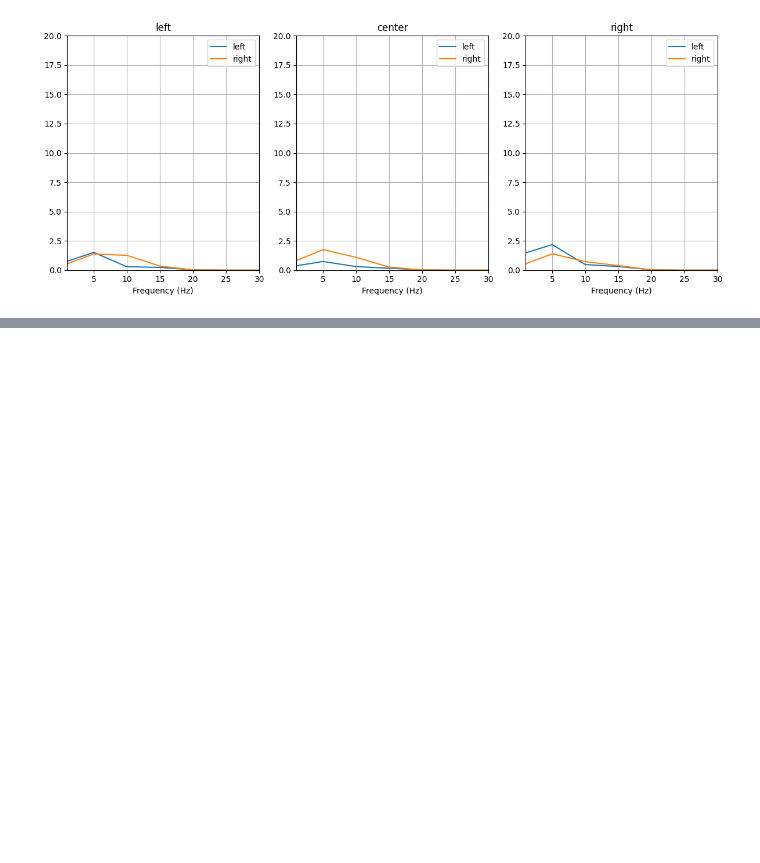
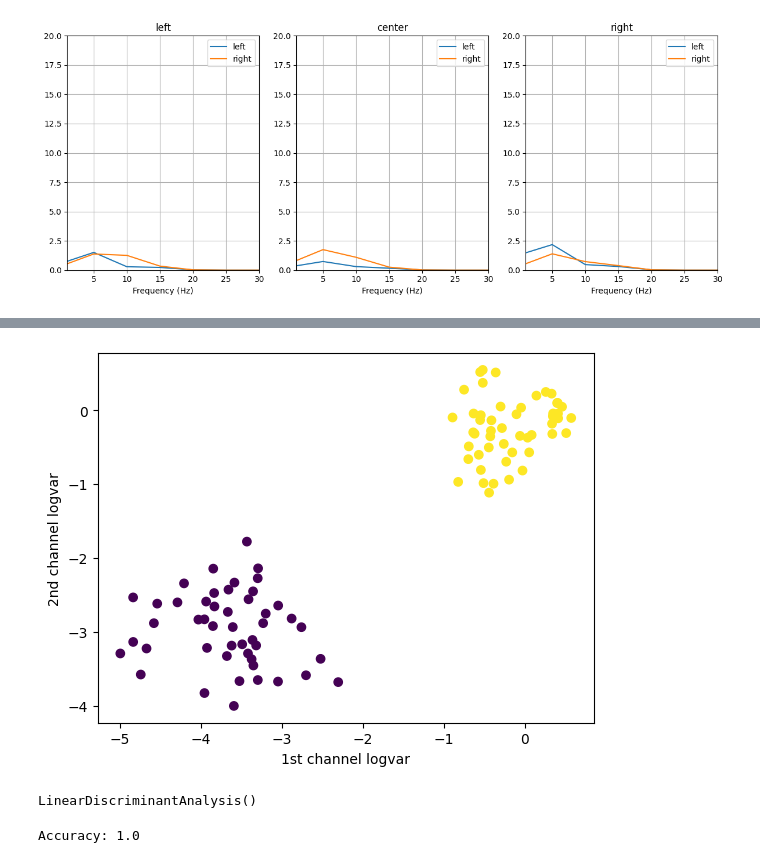
Before and after one commit to deltaC/EEG_Event_Classification, a Jupyter notebook: statistics_research.ipynb, the cells around one changed output, grey strips where cells are left out. Drawn from its saved outputs; the diff is of its cells as text; code cells hidden in the pictures; blank space fills up the shorter version.

```diff
--- a/statistics_research.ipynb
+++ b/statistics_research.ipynb
@@ -277,0 +313,18 @@ stats.plot_logvar(trials_logvar, trials_filt)
+# %%
+X = np.zeros((122, 2))
+X[:61, :] = trials_logvar['left'][:2, :].T
+X[61:, :] = trials_logvar['right'][:2, :].T
+y = np.array([0] * 61 + [1] * 61)
+
+X_train, X_test, y_train, y_test = train_test_split(X, y, test_size=0.2) # Actually, test size doesn't matter because data can be perfectly clustered
+# %%
+plt.scatter(X_train[:, 0], X_train[:, 1], c=y_train)
+plt.xlabel('1st channel logvar')
+plt.ylabel('2nd channel logvar')
+plt.show()
+# %% [output]
+[figure, added]
+# %%
+LDA.fit(X_train, y_train)
+# %% [output]
+LinearDiscriminantAnalysis()
@@ -277,0 +333,7 @@ stats.plot_logvar(trials_logvar, trials_filt)
+# %%
+"""
+As we can see, accuracy is striking awesome
+"""
+print('Accuracy:', accuracy_score(y_test, y_pred))
+# %% [output]
+Accuracy: 1.0
```
Also changed, not shown: parts of 8 cells of this notebook.
